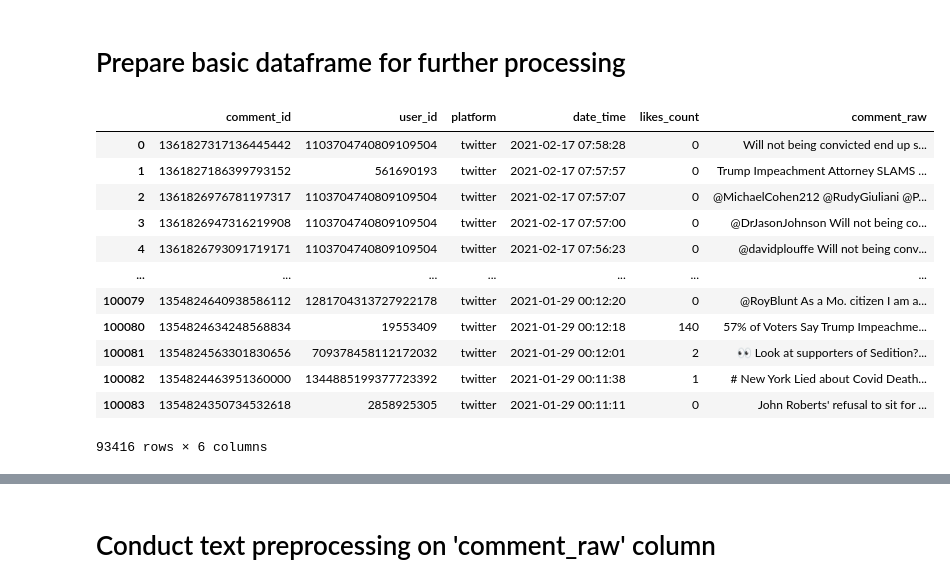
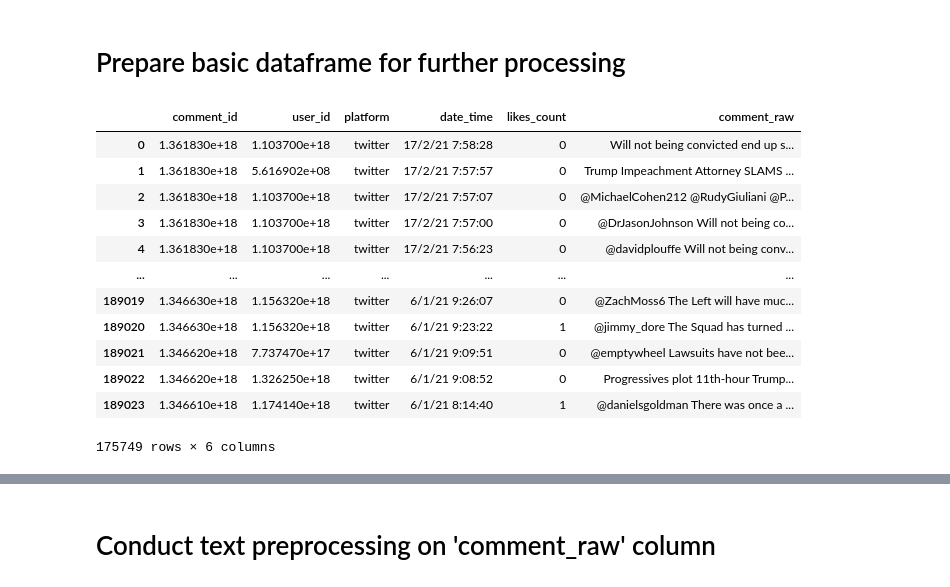
Before and after one commit to joshuawong96/Trump-Impeachment-Analysis, a Jupyter notebook: Twitter/Analysis/twitter_preprocessing_EDA.ipynb, the cells around one changed output, grey strips where cells are left out. Saved outputs shown, nothing was run; the diff lists cells and outputs as text; code cells hidden in the pictures.

```diff
--- a/Twitter/Analysis/twitter_preprocessing_EDA.ipynb
+++ b/Twitter/Analysis/twitter_preprocessing_EDA.ipynb
@@ -42,42 +48,42 @@ twint.run.Search(c)
 # Prepare basic dataframe for further processing
 # %%
 # read raw csv file
-df = pd.read_csv('../Data/trump_impeachment_all_counties.csv')
+df = pd.read_csv('../Data/trump_impeachment_all_countries3.csv')
 
 # combine 'date' and 'time' column into one column
 df['date_time'] = df[['date', 'time']].apply(lambda row: ' '.join(row.values.astype(str)), axis=1)
 
 # drop records with tweets that are non-english
 df = df.drop(df[df.language != 'en'].index)
 
 # drop unnecessary columns
 df.drop(['quote_url', 'thumbnail', 'geo', 'source', 'user_rt_id', 'user_rt', 'retweet_id', 'retweet_date', 'translate', 'trans_src', 'trans_dest', 'cashtags', 'timezone', 'created_at', 'retweet', 'near', 'urls', 'photos', 'replies_count', 'retweets_count', 'link', 'video', 'reply_to', 'place', 'conversation_id', 'name', 'username', 'mentions', 'hashtags', 'language', 'date', 'time'], axis='columns', inplace=True)
 
 # rename 'tweet' column to 'comment' to standardise column names
 df.rename(columns={'tweet':'comment_raw', 'id':'comment_id'}, inplace=True)
 
 # insert 'platform' column, and label it 'twitter'
 df.insert(2, 'platform', 'twitter')
 
 # rearrange columns to standardise with Instagram data
 cols = list(df.columns)
 cols = cols[:3] + [cols[5]] + [cols[4]] + [cols[3]]
 df2 = df[cols]
 df2
 # %% [output]
 |  | comment_id | user_id | platform | date_time | likes_count | comment_raw |
-| 0 | 1361827317136445442 | 1103704740809109504 | twitter | 2021-02-17 07:58:28 | 0 | Will not being convicted end up s... |
-| 1 | 1361827186399793152 | 561690193 | twitter | 2021-02-17 07:57:57 | 0 | Trump Impeachment Attorney SLAMS ... |
-| 2 | 1361826976781197317 | 1103704740809109504 | twitter | 2021-02-17 07:57:07 | 0 | @MichaelCohen212 @RudyGiuliani @P... |
-| 3 | 1361826947316219908 | 1103704740809109504 | twitter | 2021-02-17 07:57:00 | 0 | @DrJasonJohnson Will not being co... |
-| 4 | 1361826793091719171 | 1103704740809109504 | twitter | 2021-02-17 07:56:23 | 0 | @davidplouffe Will not being conv... |
+| 0 | 1.361830e+18 | 1.103700e+18 | twitter | 17/2/21 7:58:28 | 0 | Will not being convicted end up s... |
+| 1 | 1.361830e+18 | 5.616902e+08 | twitter | 17/2/21 7:57:57 | 0 | Trump Impeachment Attorney SLAMS ... |
+| 2 | 1.361830e+18 | 1.103700e+18 | twitter | 17/2/21 7:57:07 | 0 | @MichaelCohen212 @RudyGiuliani @P... |
+| 3 | 1.361830e+18 | 1.103700e+18 | twitter | 17/2/21 7:57:00 | 0 | @DrJasonJohnson Will not being co... |
+| 4 | 1.361830e+18 | 1.103700e+18 | twitter | 17/2/21 7:56:23 | 0 | @davidplouffe Will not being conv... |
 | ... | ... | ... | ... | ... | ... | ... |
-| 100079 | 1354824640938586112 | 1281704313727922178 | twitter | 2021-01-29 00:12:20 | 0 | @RoyBlunt As a Mo. citizen I am a... |
-| 100080 | 1354824634248568834 | 19553409 | twitter | 2021-01-29 00:12:18 | 140 | 57% of Voters Say Trump Impeachme... |
-| 100081 | 1354824563301830656 | 709378458112172032 | twitter | 2021-01-29 00:12:01 | 2 | 👀 Look at supporters of Sedition?... |
-| 100082 | 1354824463951360000 | 1344885199377723392 | twitter | 2021-01-29 00:11:38 | 1 | # New York Lied about Covid Death... |
-| 100083 | 1354824350734532618 | 2858925305 | twitter | 2021-01-29 00:11:11 | 0 | John Roberts' refusal to sit for ... |
+| 189019 | 1.346630e+18 | 1.156320e+18 | twitter | 6/1/21 9:26:07 | 0 | @ZachMoss6 The Left will have muc... |
+| 189020 | 1.346630e+18 | 1.156320e+18 | twitter | 6/1/21 9:23:22 | 1 | @jimmy_dore The Squad has turned ... |
+| 189021 | 1.346620e+18 | 7.737470e+17 | twitter | 6/1/21 9:09:51 | 0 | @emptywheel Lawsuits have not bee... |
+| 189022 | 1.346620e+18 | 1.326250e+18 | twitter | 6/1/21 9:08:52 | 0 | Progressives plot 11th-hour Trump... |
+| 189023 | 1.346610e+18 | 1.174140e+18 | twitter | 6/1/21 8:14:40 | 1 | @danielsgoldman There was once a ... |
-93416 rows × 6 columns
+175749 rows × 6 columns
 # %%
 df2.info()
 # %% [output]
```
Also changed, not shown: parts of 9 cells of this notebook, 15 other files.
